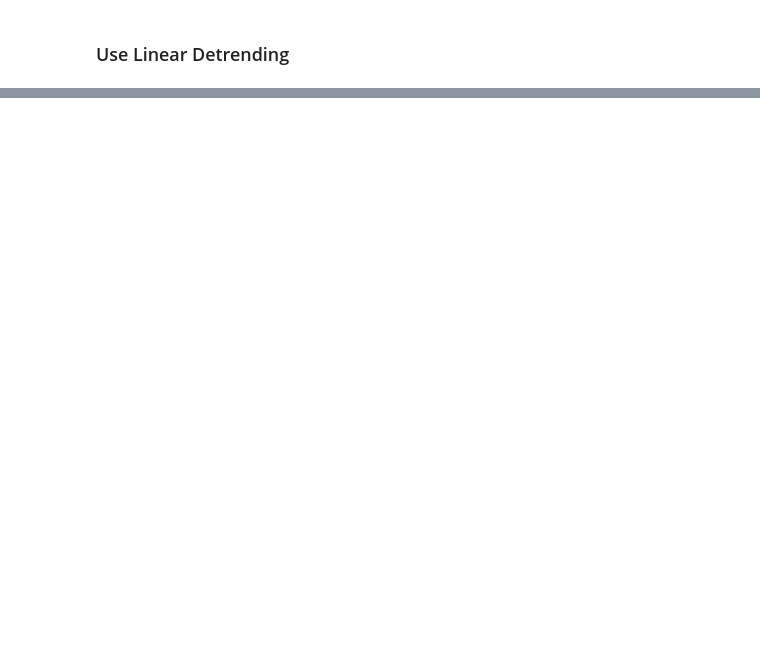
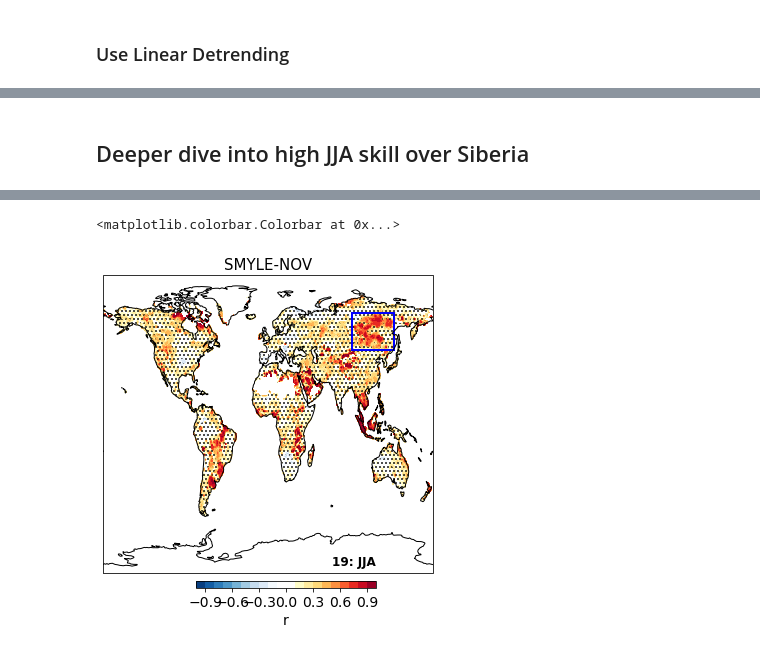
Before and after one commit to NCAR/SMYLE-analysis, a Jupyter notebook: notebooks/PaperFigs/SMYLEvsTRENDY_GPP.ipynb, the cells around one changed output, grey strips where cells are left out. Cells and saved outputs as stored; diff of their text form; code cells hidden in the pictures; blank space fills up the shorter version.

```diff
--- a/notebooks/PaperFigs/SMYLEvsTRENDY_GPP.ipynb
+++ b/notebooks/PaperFigs/SMYLEvsTRENDY_GPP.ipynb
@@ -476,0 +490,37 @@ Wall time: 57 s
+# %% [markdown]
+## Deeper dive into high JJA skill over Siberia
+# %%
+%%time
+import matplotlib.patches as mpatches
+ci = 0.1
+cmin = -1.
+cmax = 1.
+hatchlevs = [0,0.1,100]
+fig = plt.figure(figsize=(5,5))
+nrows=7
+ncols=4
+
+proj = ccrs.PlateCarree()
+#proj = ccrs.Robinson(central_longitude=0)
+colstr = ['SMYLE-FEB','SMYLE-MAY','SMYLE-AUG','SMYLE-NOV']
+ltime = ['1','4','7','10','13','16','19']
+lstr = ''
+rstr = ''
+fsize=12
+fweight='bold'
+
+ax4,cntr4 = maps.map_contourf_global_subplot(fig, smyle11_skill.corr.isel(L=6), smyle11_skill.lon, smyle11_skill.lat,
+                                       ci,cmin,cmax,colstr[3],lstr,rstr,1,1,1,proj)
+ax4.contourf(smyle11_skill.lon, smyle11_skill.lat,smyle11_skill.pval.isel(L=6), colors='none',levels=hatchlevs,
+                 hatches=[None,'...', '...'], alpha=0.)
+ldstr = ltime[6] + ': ' + str(smyle11_skill.isel(L=6).season.values)
+ax4.text(70.,-85,ldstr,fontsize=fsize,fontweight=fweight)
+ax4.add_patch(mpatches.Rectangle(xy=[92, 45], width=45, height=22,facecolor='None',edgecolor='blue',lw=2,
+                                    alpha=1.,
+                                    transform=proj))
+
+fig.tight_layout()
+fig.subplots_adjust(bottom=0.08)
+cbar_ax = fig.add_axes([0.3, 0.04, 0.5, 0.02])
+fig.colorbar(cntr4, cax=cbar_ax, label='r', orientation='horizontal')
+# %% [output]
@@ -476,0 +529,2 @@ Wall time: 57 s
+<matplotlib.colorbar.Colorbar at 0x...>
+[figure, added]
```
Also changed, not shown: parts of 40 cells of this notebook.
